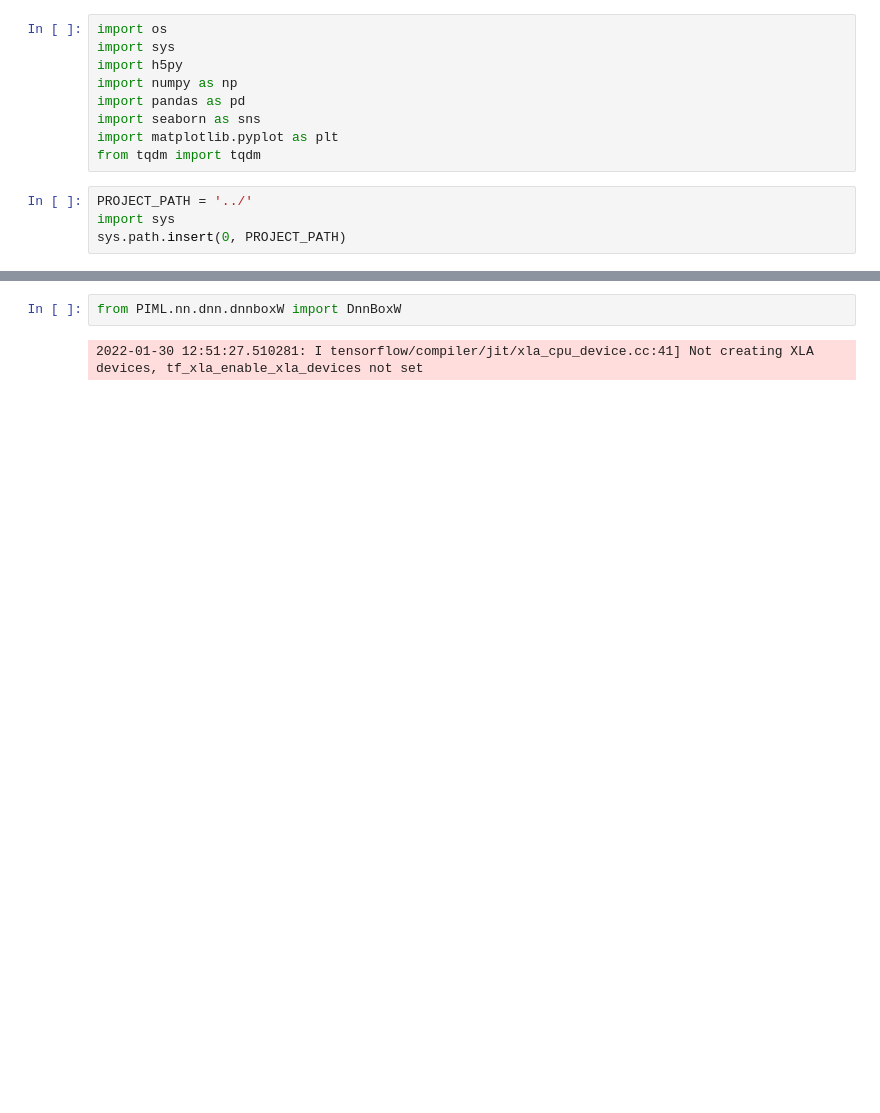
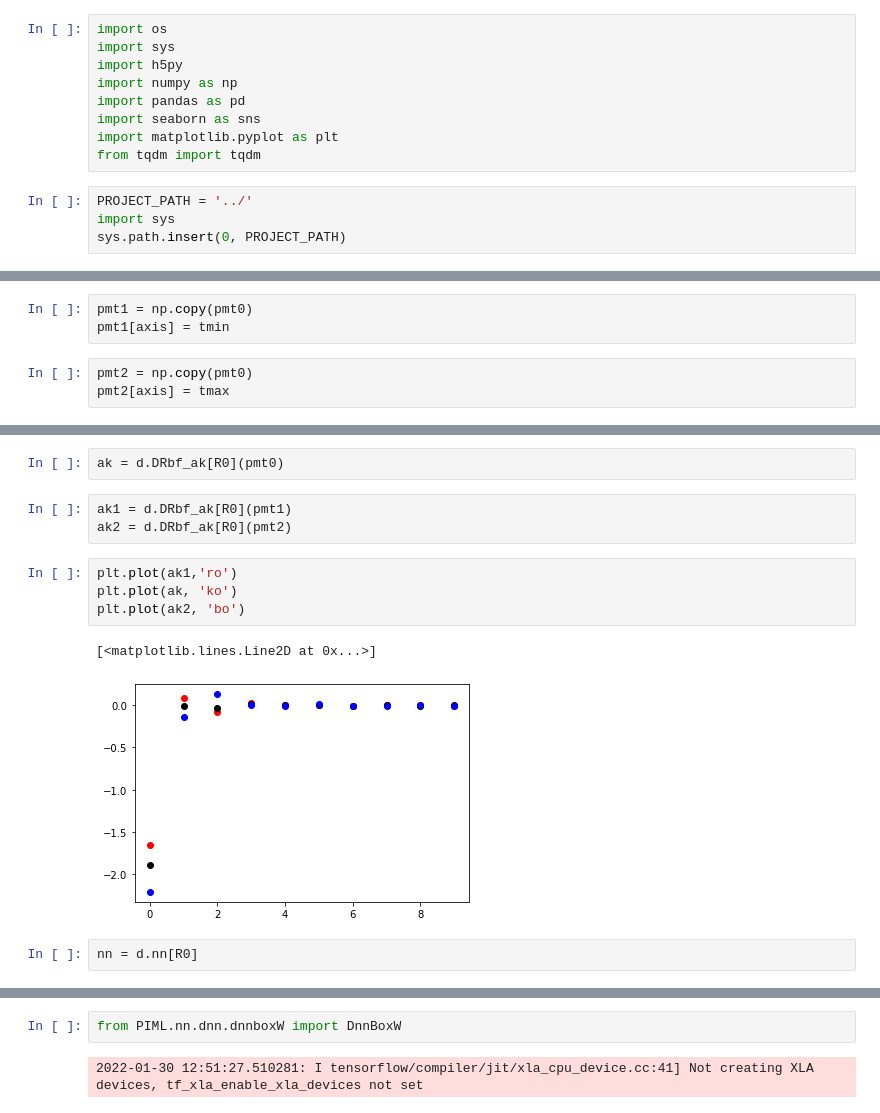
Before and after one commit to ViskaWei/PIML_v0, a Jupyter notebook: nb/RHB_noisednn.ipynb, the cells around one changed output, grey strips where cells are left out. Saved outputs shown, nothing was run; the diff lists cells and outputs as text; blank space fills up the shorter version.

```diff
--- a/nb/RHB_noisednn.ipynb
+++ b/nb/RHB_noisednn.ipynb
@@ -16,0 +49,6 @@ sys.path.insert(0, PROJECT_PATH)
+# %%
+pmt1 = np.copy(pmt0)
+pmt1[axis] = tmin
+# %%
+pmt2 = np.copy(pmt0)
+pmt2[axis] = tmax
@@ -16,0 +60,14 @@ sys.path.insert(0, PROJECT_PATH)
+# %%
+ak = d.DRbf_ak[R0](pmt0)
+# %%
+ak1 = d.DRbf_ak[R0](pmt1)
+ak2 = d.DRbf_ak[R0](pmt2)
+# %%
+plt.plot(ak1,'ro')
+plt.plot(ak, 'ko')
+plt.plot(ak2, 'bo')
+# %% [output]
+[<matplotlib.lines.Line2D at 0x...>]
+[figure, added]
+# %%
+nn = d.nn[R0]
```
Also changed, not shown: parts of 23 cells of this notebook, 13 other files.
